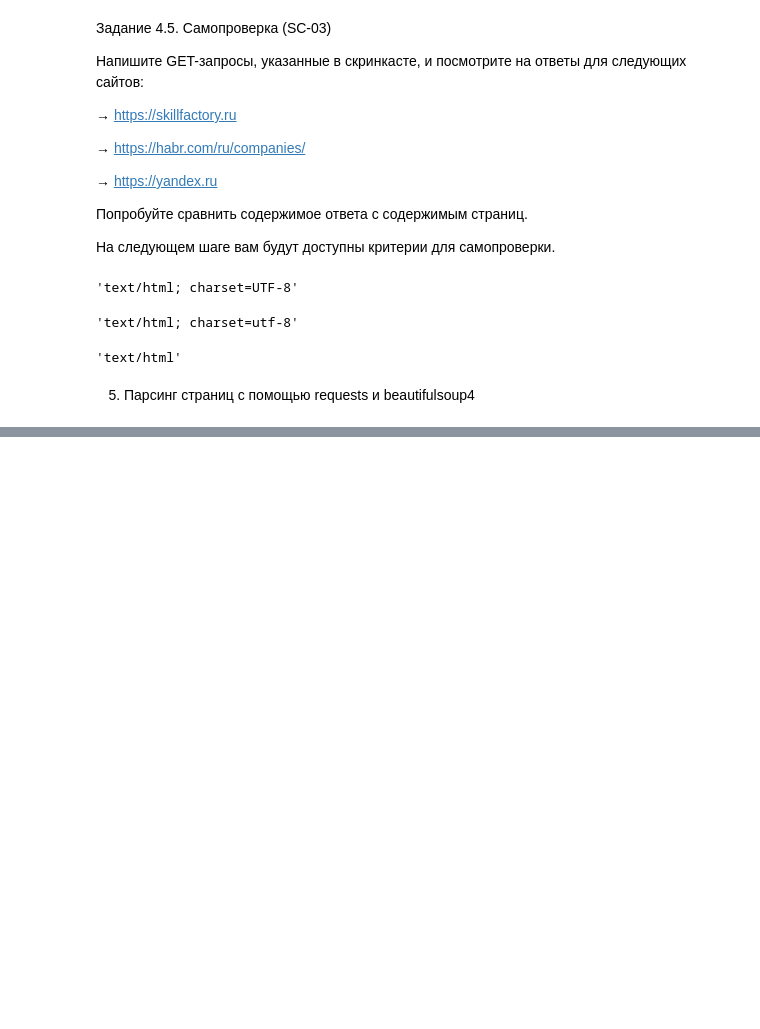
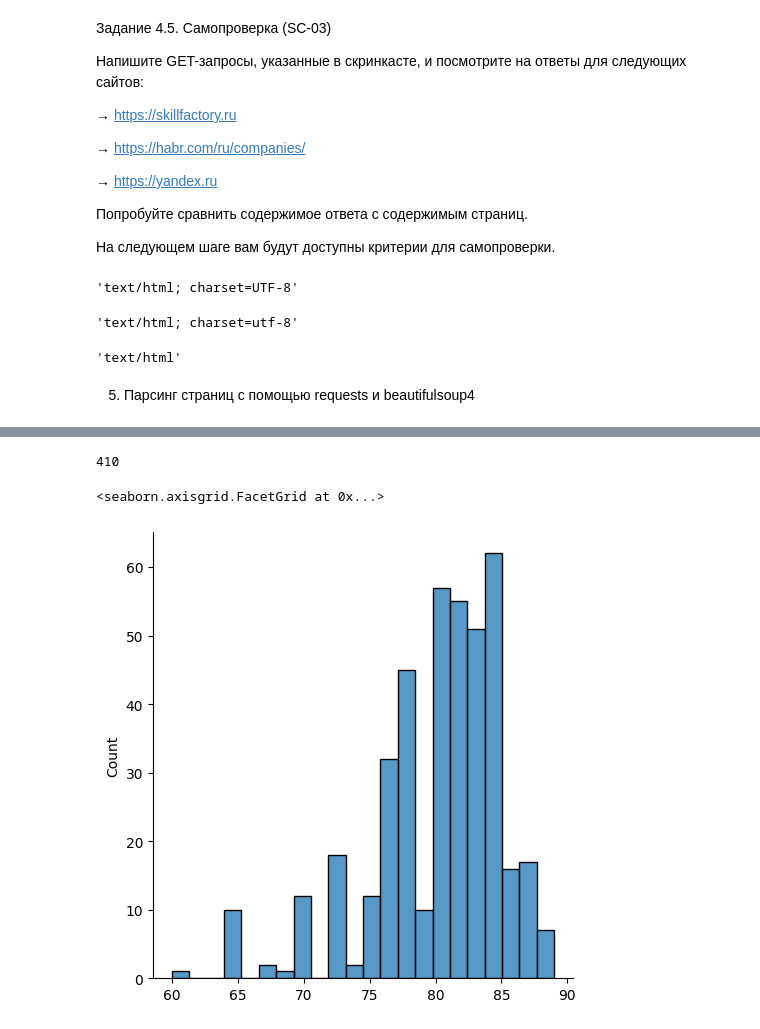
Before and after one commit to eartzhi/lessons, a Jupyter notebook: de_05/de_05.ipynb, the cells around one changed output, grey strips where cells are left out. Drawn from its saved outputs; the diff is of its cells as text; code cells hidden in the pictures; blank space fills up the shorter version.

```diff
--- a/de_05/de_05.ipynb
+++ b/de_05/de_05.ipynb
@@ -158,0 +304,15 @@ display(response_3.headers['Content-Type'])
+# %%
+import requests
+from bs4 import BeautifulSoup
+
+#full url = "https://en.soccerwiki.org/league.php?leagueid=78"
+base_url = "https://en.soccerwiki.org/"
+add_url = "league.php?leagueid=78"
+
+response = requests.get(base_url + add_url).text
+soup = BeautifulSoup(response, 'html.parser')
+# %%
+div = soup.find_all('div', class_='table-custom-responsive mb-3')[0]
+table = div.find('table',attrs = {'class':'table-custom table-roster'})
+rows = table.select('td.text-left:nth-child(2)')
+rows
@@ -158,0 +337,8 @@ display(response_3.headers['Content-Type'])
+# %%
+clubs = []
+for td in rows:
+    try:
+        clubs.append(td.find('a').attrs['href'])
+    except Exception as e:
+        print(e)
+clubs
@@ -158,0 +363,10 @@ display(response_3.headers['Content-Type'])
+# %%
+%%time
+ratings = []
+for club in clubs:
+    html_club = requests.get(base_url + club).text
+    soup_club = BeautifulSoup(html_club, 'html.parser')
+    table = soup_club.find('table',attrs = {'id':'datatable'})
+    td_ratings = table.select('td:nth-child(7)')
+    for rating in td_ratings:
+        ratings.append(int(rating.get_text()))
@@ -158,0 +376,12 @@ display(response_3.headers['Content-Type'])
+# %%
+len(ratings)
+# %% [output]
+410
+# %%
+import seaborn as sns
+import pandas as pd
+
+sns.displot(pd.Series(ratings))
+# %% [output]
+<seaborn.axisgrid.FacetGrid at 0x...>
+[figure, added]
```
Also changed, not shown: parts of 39 cells of this notebook, 5 other files.
